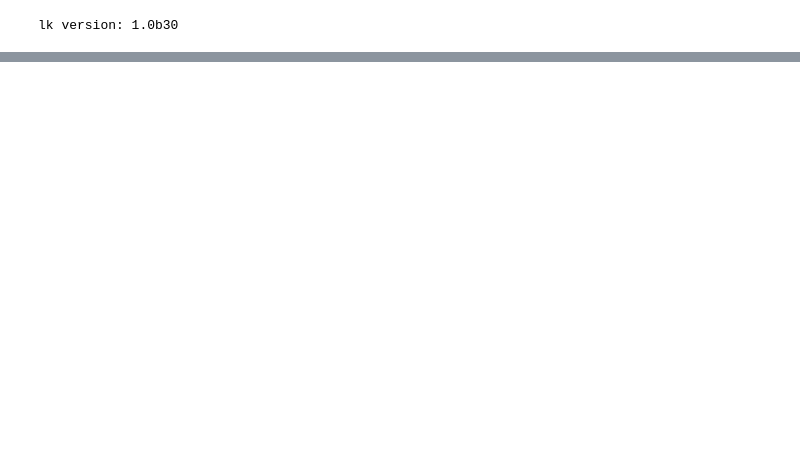
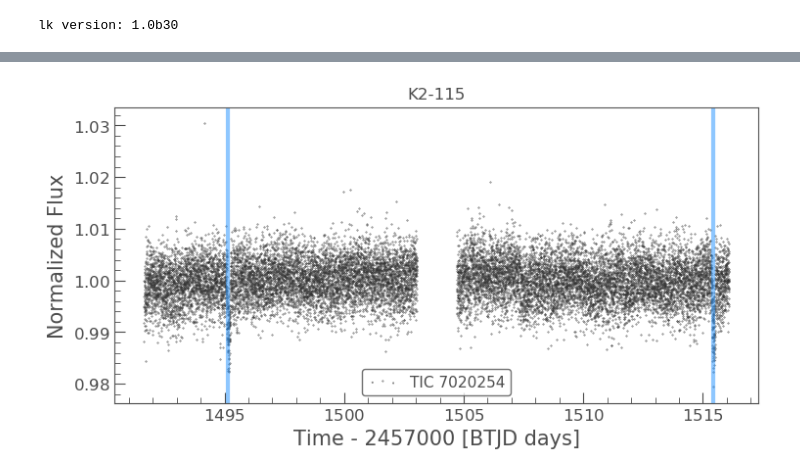
Before and after one commit to emilygilbert/tess_k2_overlap, a Jupyter notebook: make_lightcurves_demo.ipynb, the cells around one changed output, grey strips where cells are left out. Cells and saved outputs as stored; diff of their text form; code cells hidden in the pictures; blank space fills up the shorter version.

```diff
--- a/make_lightcurves_demo.ipynb
+++ b/make_lightcurves_demo.ipynb
@@ -13 +17,5 @@ TessLightCurve(TICID: 7020254)
+# %%
+plot_lc(lc=lc115,planet='K2-115 b',transit_dict=dict115)
+# %% [output]
+[figure, added]
 # %%
```
Also changed, not shown: parts of 4 cells of this notebook, 2 other files.
